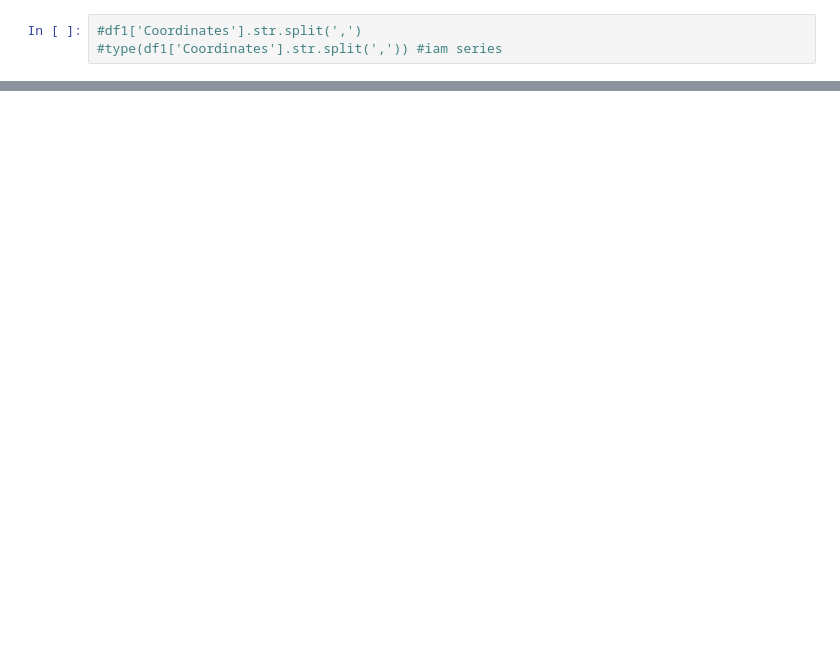
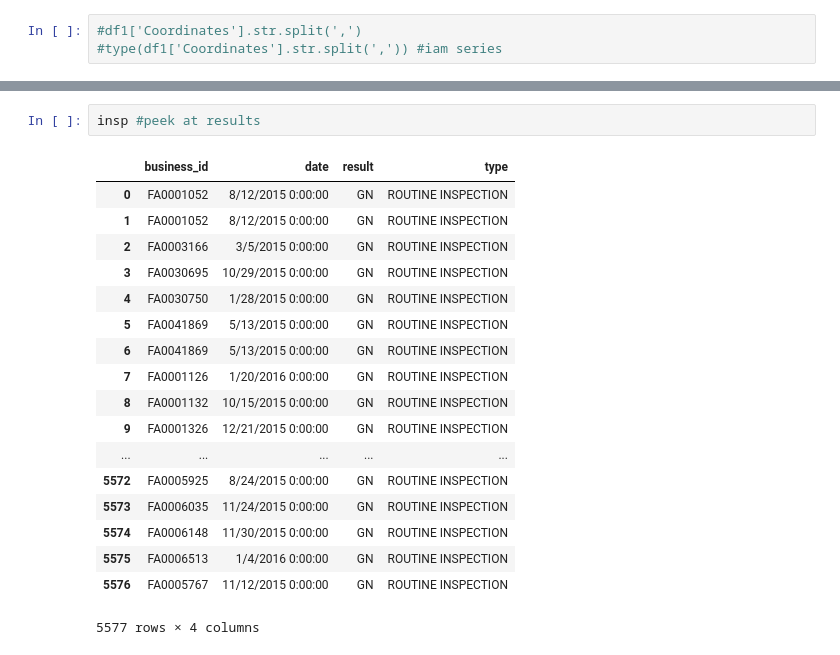
Before and after one commit to josephlei/team-dsb, a Jupyter notebook: project-sac-food/automation-dev/manip2.ipynb, the cells around one changed output, grey strips where cells are left out. Drawn from its saved outputs; the diff is of its cells as text; blank space fills up the shorter version.

```diff
--- a/project-sac-food/automation-dev/manip2.ipynb
+++ b/project-sac-food/automation-dev/manip2.ipynb
@@ -33,0 +69,21 @@ df1.to_csv('businesses.csv', index=False)
+# %%
+insp #peek at results
+# %% [output]
+|  | business_id | date | result | type |
+| 0 | FA0001052 | 8/12/2015 0:00:00 | GN | ROUTINE INSPECTION |
+| 1 | FA0001052 | 8/12/2015 0:00:00 | GN | ROUTINE INSPECTION |
+| 2 | FA0003166 | 3/5/2015 0:00:00 | GN | ROUTINE INSPECTION |
+| 3 | FA0030695 | 10/29/2015 0:00:00 | GN | ROUTINE INSPECTION |
+| 4 | FA0030750 | 1/28/2015 0:00:00 | GN | ROUTINE INSPECTION |
+| 5 | FA0041869 | 5/13/2015 0:00:00 | GN | ROUTINE INSPECTION |
+| 6 | FA0041869 | 5/13/2015 0:00:00 | GN | ROUTINE INSPECTION |
+| 7 | FA0001126 | 1/20/2016 0:00:00 | GN | ROUTINE INSPECTION |
+| 8 | FA0001132 | 10/15/2015 0:00:00 | GN | ROUTINE INSPECTION |
+| 9 | FA0001326 | 12/21/2015 0:00:00 | GN | ROUTINE INSPECTION |
+| ... | ... | ... | ... | ... |
+| 5572 | FA0005925 | 8/24/2015 0:00:00 | GN | ROUTINE INSPECTION |
+| 5573 | FA0006035 | 11/24/2015 0:00:00 | GN | ROUTINE INSPECTION |
+| 5574 | FA0006148 | 11/30/2015 0:00:00 | GN | ROUTINE INSPECTION |
+| 5575 | FA0006513 | 1/4/2016 0:00:00 | GN | ROUTINE INSPECTION |
+| 5576 | FA0005767 | 11/12/2015 0:00:00 | GN | ROUTINE INSPECTION |
+5577 rows × 4 columns
```
Also changed, not shown: parts of 29 cells of this notebook, 4 other files.
